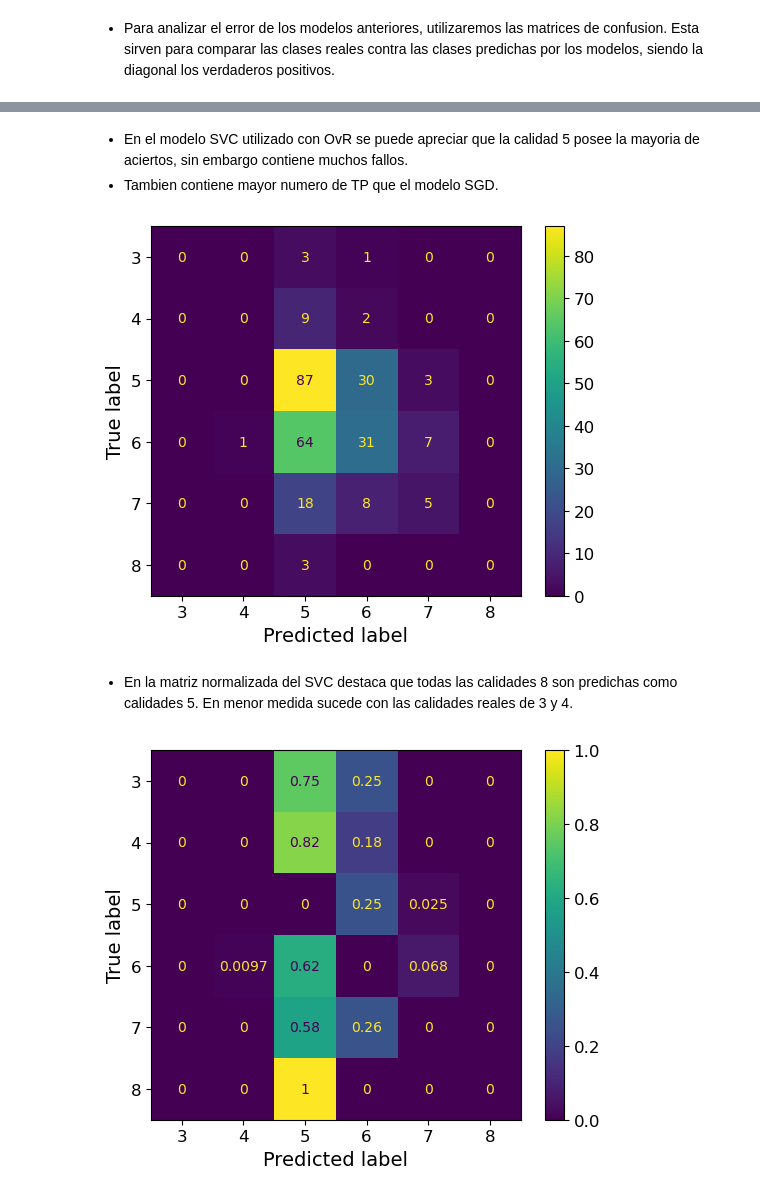
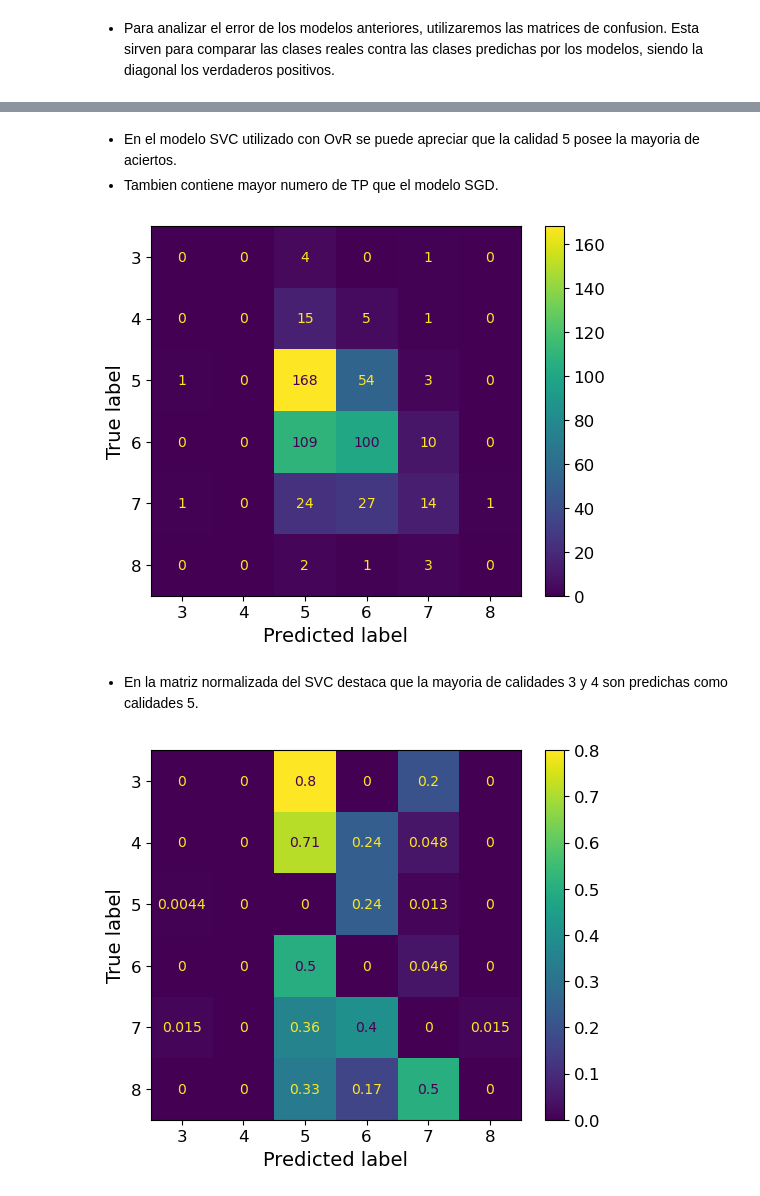
Before and after one commit to joshMonarch/vinos_clf, a Jupyter notebook: calidad_vinos.ipynb, the cells around one changed output, grey strips where cells are left out. Saved outputs shown, nothing was run; the diff lists cells and outputs as text; code cells hidden in the pictures.

```diff
--- a/calidad_vinos.ipynb
+++ b/calidad_vinos.ipynb
@@ -186,4 +164,4 @@ Name: quality, dtype: float64
 # %%
-X_train, X_test = train_test_split(wines, test_size=0.20, random_state=42)
+X_train, X_test = train_test_split(wines, test_size=0.40, random_state=42)
 len(X_train), len(X_test)
 # %% [output]
@@ -207,6 +185,6 @@ some_data = X_test.sample(3)
 # %% [markdown]
 #### *SGDClassifier*:    Se basa en el descenso del gradiente estocastico. Esto lo que proporciona es la minimizacion de la funcion de perdida entre las clases predichas por el clasificador y las clases reales de los datos de entrenamiento.
 # %%
-sgd_clf = SGDClassifier(loss= 'log',  random_state=42)
+sgd_clf = SGDClassifier(random_state=42)
 sgd_clf.fit(X_train, y_train)
 # %% [output]
@@ -573,20 +580,20 @@ plt.show()
 # %% [markdown]
-- En el modelo SVC utilizado con OvR se puede apreciar que la calidad 5 posee la mayoria de aciertos, sin embargo contiene muchos fallos.
+- En el modelo SVC utilizado con OvR se puede apreciar que la calidad 5 posee la mayoria de aciertos.
 - Tambien contiene mayor numero de TP que el modelo SGD.
 # %%
-cm_display = ConfusionMatrixDisplay(cm_ovr, display_labels= sgd_clf.classes_)
+cm_display = ConfusionMatrixDisplay(cm_ovr, display_labels= ovr_clf.classes_)
 cm_display.plot()
 plt.show()
 # %% [output]
-[figure, old version]
+[figure, new version]
 # %% [markdown]
-- En la matriz normalizada del SVC destaca que todas las calidades 8 son predichas como calidades 5. En menor medida sucede con las calidades reales de 3 y 4.
+- En la matriz normalizada del SVC destaca que la mayoria de calidades 3 y 4 son predichas como calidades 5.
 # %%
 row_sum = cm_ovr.sum(axis=1,keepdims=True)
 norm_cm_ovr = cm_ovr / row_sum
 np.fill_diagonal(norm_cm_ovr, 0)
-cm_display = ConfusionMatrixDisplay(norm_cm_ovr, display_labels= sgd_clf.classes_)
+cm_display = ConfusionMatrixDisplay(norm_cm_ovr, display_labels= ovr_clf.classes_)
 cm_display.plot()
 plt.show()
 # %% [output]
-[figure, old version]
+[figure, new version]
```
Also changed, not shown: parts of 59 cells of this notebook.
